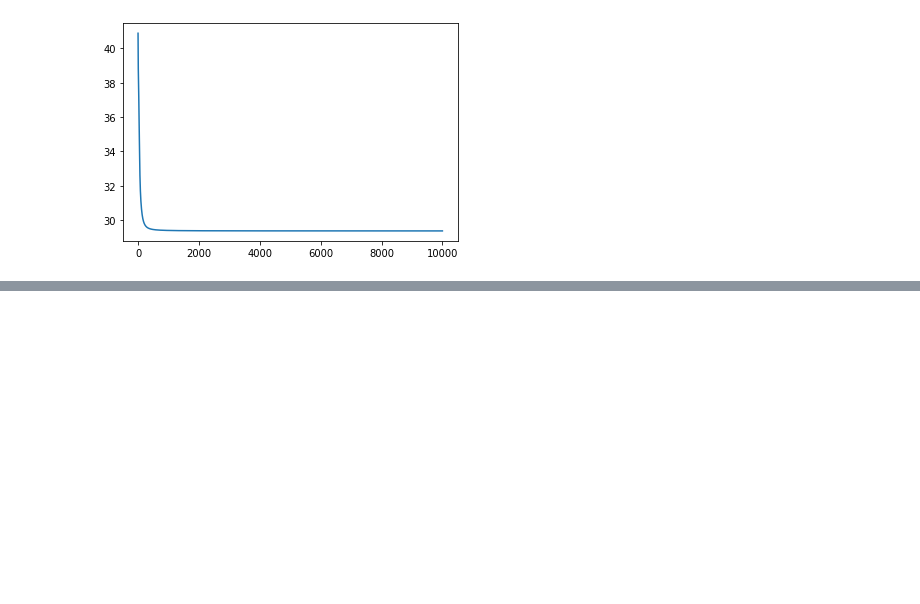
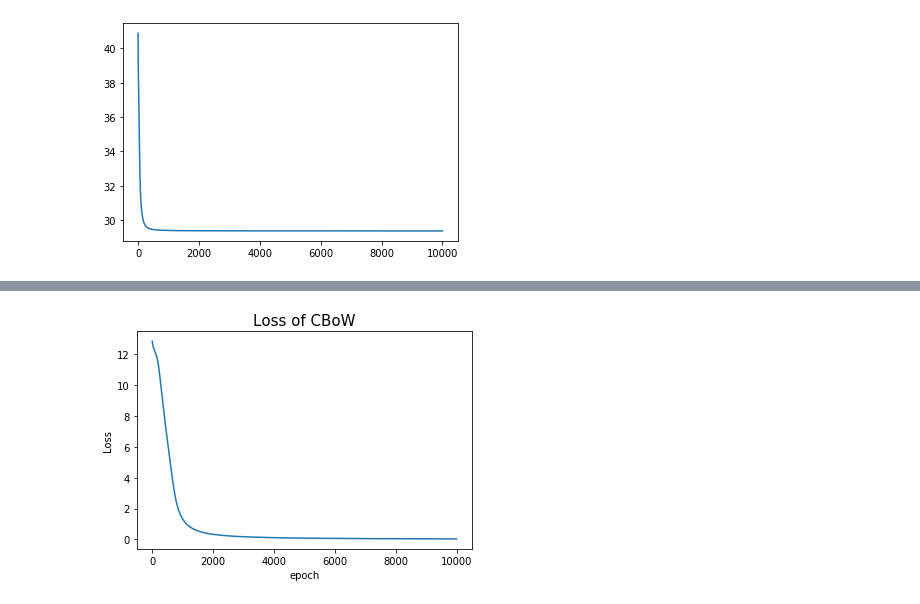
Before and after one commit to insightcampus/2020-inno-nlp-c-deeplearning, a Jupyter notebook: jjc/word2vec.ipynb, the cells around one changed output, grey strips where cells are left out. Saved outputs shown, nothing was run; the diff lists cells and outputs as text; code cells hidden in the pictures; blank space fills up the shorter version.

```diff
--- a/jjc/word2vec.ipynb
+++ b/jjc/word2vec.ipynb
@@ -348,0 +427,8 @@ w2v.loss_graph()
+# %%
+def search(dirname):
+    filenames = os.listdir(dirname)
+    fl = []
+    for filename in filenames:
+        fl.append(os.path.join(dirname, filename))
+
+    return fl
@@ -348,0 +444,6 @@ w2v.loss_graph()
+# %%
+folders = search(r'C:\Users\student\Downloads\text')
+
+files=[]
+for f in folders:
+    files.extend(search(f))
@@ -348,0 +454,10 @@ w2v.loss_graph()
+# %%
+# Batch Size만큼 뽑아서 사용
+batch_size = 100
+batch = 0
+datas = []
+for i, fi in enumerate(files):
+    if i == batch_size:
+        break
+    with open(fi, 'rb') as f:
+        datas.append(f.readlines())
@@ -348,0 +730,4 @@ w2v.loss_graph()
+# %%
+cb.plot()
+# %% [output]
+[figure, added]
```
Also changed, not shown: parts of 39 cells of this notebook.
